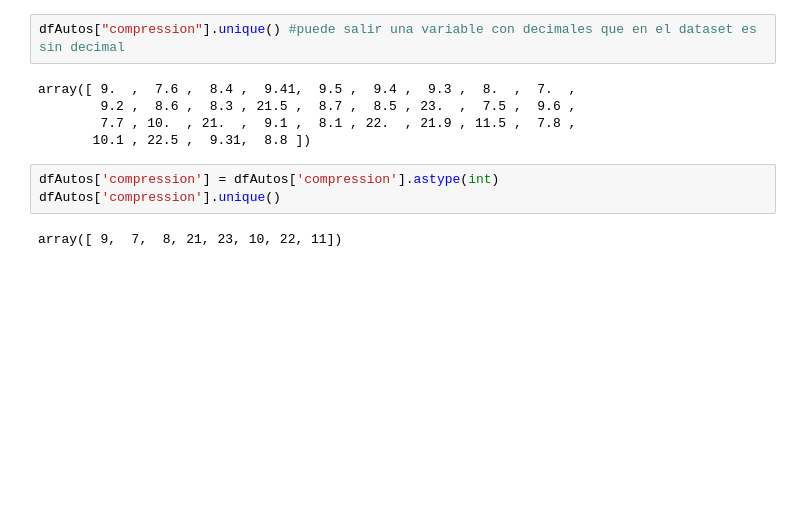
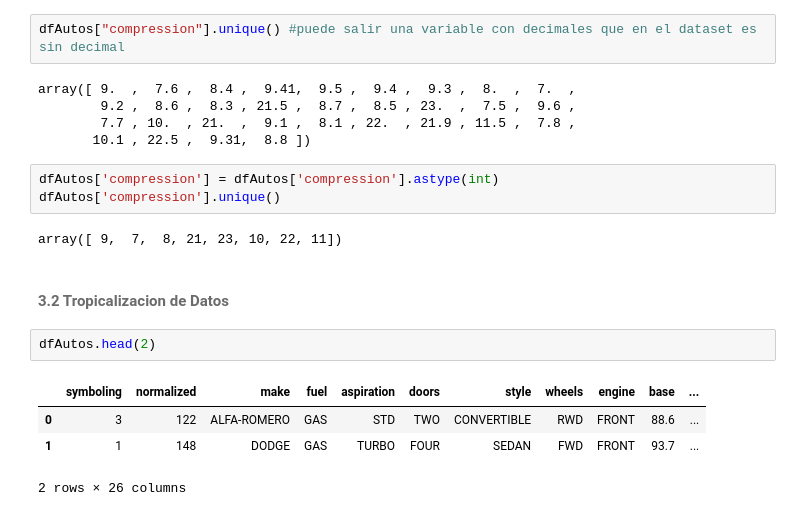
Before and after one commit to karina-salazar12/Analisis-Datos, a Jupyter notebook: EDA_CARROS.ipynb, the cells around one changed output. Drawn from its saved outputs; the diff is of its cells as text; blank space fills up the shorter version.

```diff
--- a/EDA_CARROS.ipynb
+++ b/EDA_CARROS.ipynb
@@ -743,3 +743,12 @@ dfAutos['compression'] = dfAutos['compression'].astype(int)
 dfAutos['compression'].unique()
 # %% [output]
 array([ 9,  7,  8, 21, 23, 10, 22, 11])
+# %% [markdown]
+<h4 style="color:#6b6b6b; font-family: Times New Roman">3.2 Tropicalizacion de Datos</h4>
+# %%
+dfAutos.head(2)
+# %% [output]
+|  | symboling | normalized | make | fuel | aspiration | doors | style | wheels | engine | base | ... |
+| 0 | 3 | 122 | ALFA-ROMERO | GAS | STD | TWO | CONVERTIBLE | RWD | FRONT | 88.6 | ... |
+| 1 | 1 | 148 | DODGE | GAS | TURBO | FOUR | SEDAN | FWD | FRONT | 93.7 | ... |
+2 rows × 26 columns
```
Also changed, not shown: parts of 10 cells of this notebook.
